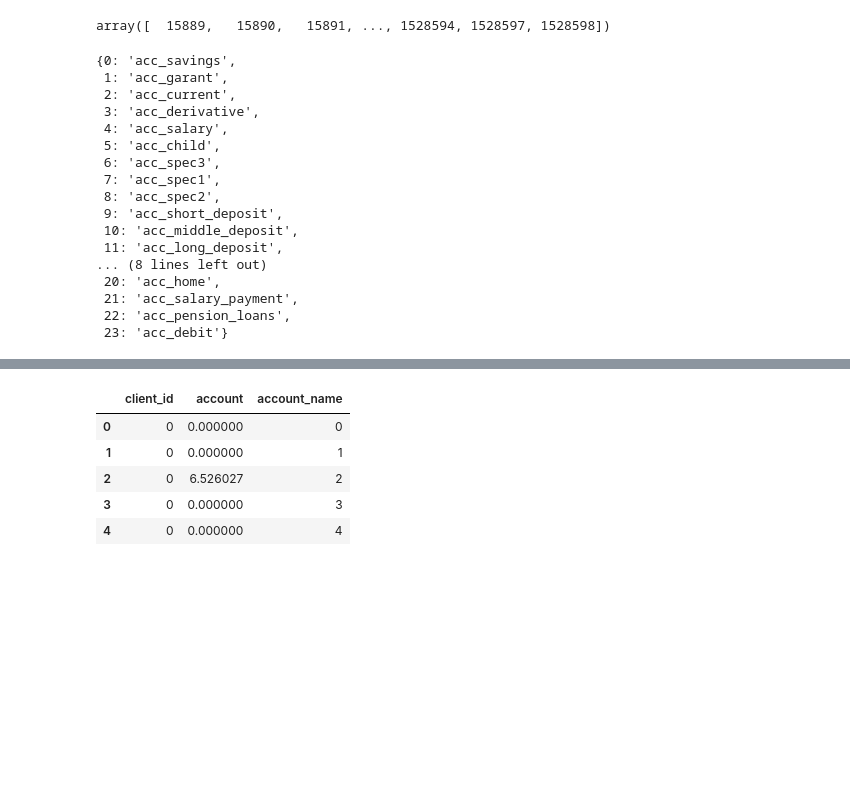
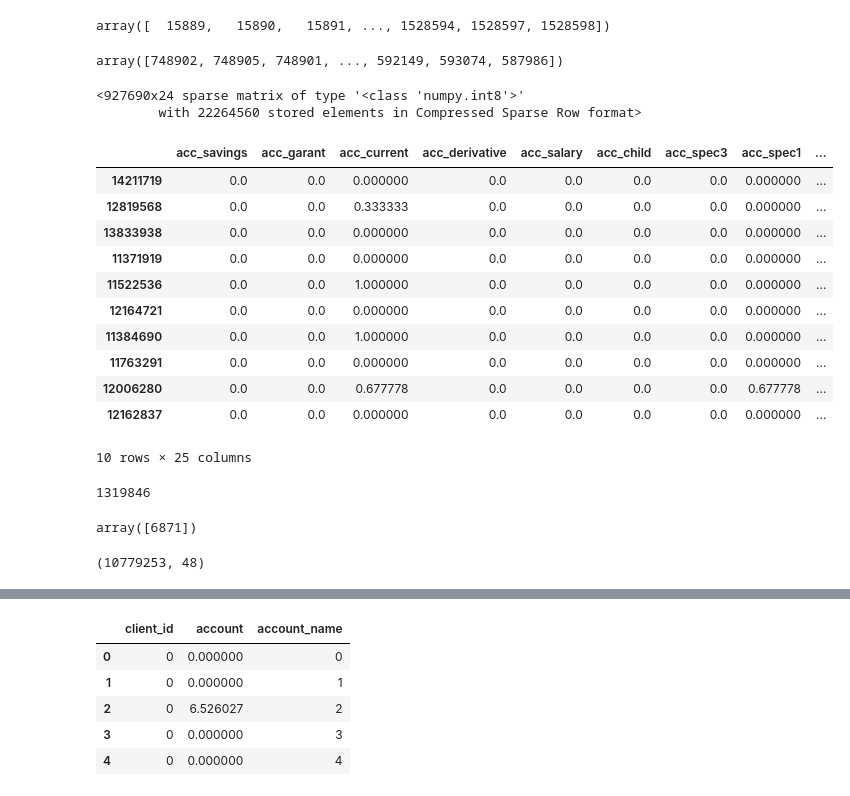
Before and after one commit to Alexdemenev/mle-final-project, a Jupyter notebook: experiments/train_model.ipynb, the cells around one changed output, grey strips where cells are left out. Saved outputs shown, nothing was run; the diff lists cells and outputs as text; code cells hidden in the pictures; blank space fills up the shorter version.

```diff
--- a/experiments/train_model.ipynb
+++ b/experiments/train_model.ipynb
@@ -182,26 +212,6 @@ with open(os.path.join(MODELS_DIR, 'als_model.pkl'), 'wb') as f:
 client_enc.classes_
 # %% [output]
 array([  15889,   15890,   15891, ..., 1528594, 1528597, 1528598])
-# %%
-id_to_acc
-# %% [output]
-{0: 'acc_savings',
- 1: 'acc_garant',
- 2: 'acc_current',
- 3: 'acc_derivative',
- 4: 'acc_salary',
- 5: 'acc_child',
- 6: 'acc_spec3',
- 7: 'acc_spec1',
- 8: 'acc_spec2',
- 9: 'acc_short_deposit',
- 10: 'acc_middle_deposit',
- 11: 'acc_long_deposit',
-... (8 lines left out)
- 20: 'acc_home',
- 21: 'acc_salary_payment',
- 22: 'acc_pension_loans',
- 23: 'acc_debit'}
 # %%
 test_clients = [client for client in test_data['client_id'].unique() if client in client_enc.classes_]
 test_clients_encoded = client_enc.transform(test_clients)
@@ -208,0 +219,36 @@ recommendations = als_model.recommend(test_clients_encoded, user_item_matrix_tra
+# %%
+test_clients_encoded
+# %% [output]
+array([748902, 748905, 748901, ..., 592149, 593074, 587986])
+# %%
+user_item_matrix_train
+# %% [output]
+<927690x24 sparse matrix of type '<class 'numpy.int8'>'
+        with 22264560 stored elements in Compressed Sparse Row format>
+# %%
+test_data[target_cols + ['client_id']].sample(10)
+# %% [output]
+|  | acc_savings | acc_garant | acc_current | acc_derivative | acc_salary | acc_child | acc_spec3 | acc_spec1 | ... |
+| 14211719 | 0.0 | 0.0 | 0.000000 | 0.0 | 0.0 | 0.0 | 0.0 | 0.000000 | ... |
+| 12819568 | 0.0 | 0.0 | 0.333333 | 0.0 | 0.0 | 0.0 | 0.0 | 0.000000 | ... |
+| 13833938 | 0.0 | 0.0 | 0.000000 | 0.0 | 0.0 | 0.0 | 0.0 | 0.000000 | ... |
+| 11371919 | 0.0 | 0.0 | 0.000000 | 0.0 | 0.0 | 0.0 | 0.0 | 0.000000 | ... |
+| 11522536 | 0.0 | 0.0 | 1.000000 | 0.0 | 0.0 | 0.0 | 0.0 | 0.000000 | ... |
+| 12164721 | 0.0 | 0.0 | 0.000000 | 0.0 | 0.0 | 0.0 | 0.0 | 0.000000 | ... |
+| 11384690 | 0.0 | 0.0 | 1.000000 | 0.0 | 0.0 | 0.0 | 0.0 | 0.000000 | ... |
+| 11763291 | 0.0 | 0.0 | 0.000000 | 0.0 | 0.0 | 0.0 | 0.0 | 0.000000 | ... |
+| 12006280 | 0.0 | 0.0 | 0.677778 | 0.0 | 0.0 | 0.0 | 0.0 | 0.677778 | ... |
+| 12162837 | 0.0 | 0.0 | 0.000000 | 0.0 | 0.0 | 0.0 | 0.0 | 0.000000 | ... |
+10 rows × 25 columns
+# %%
+client_enc.inverse_transform([748902])[0]
+# %% [output]
+1319846
+# %%
+client_enc.transform([29946])
+# %% [output]
+array([6871])
+# %%
+train_data.shape
+# %% [output]
+(10779253, 48)
```
Also changed, not shown: parts of 17 cells of this notebook.
